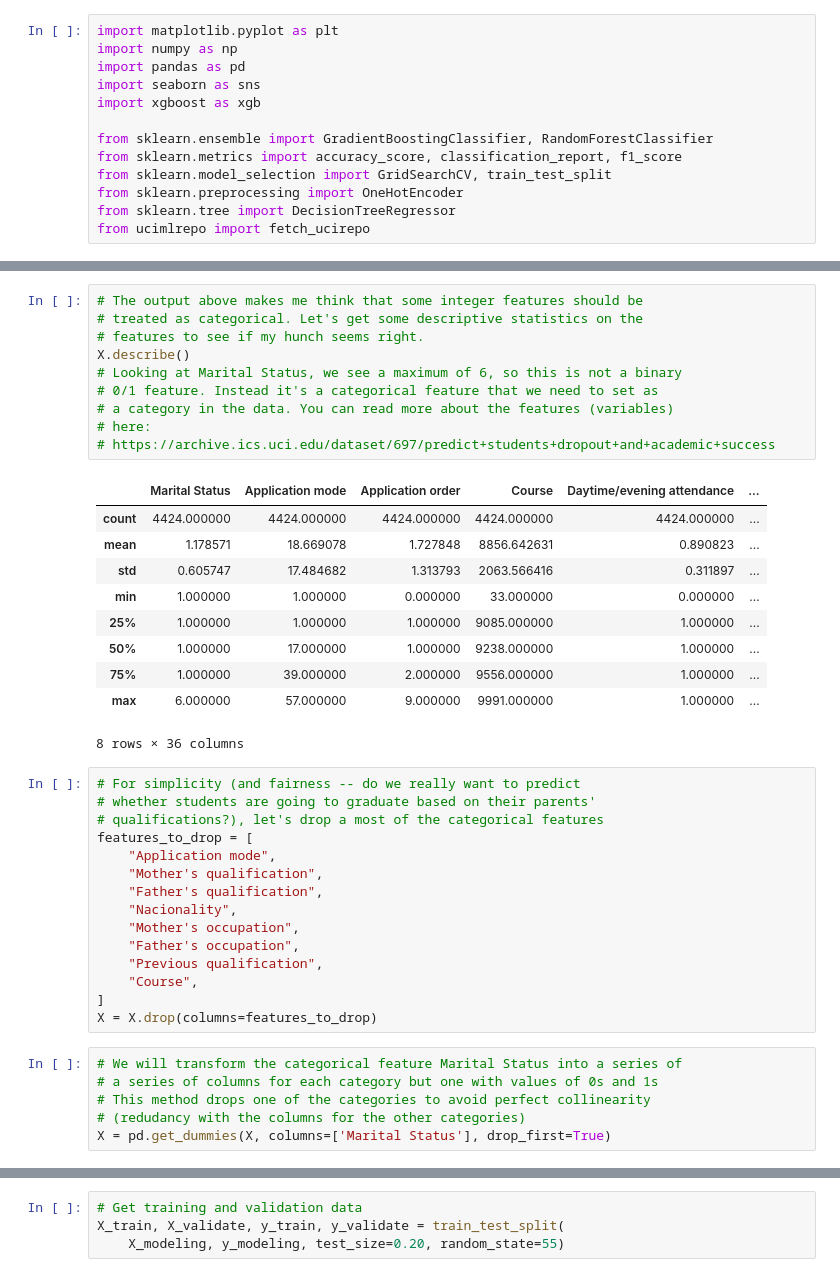
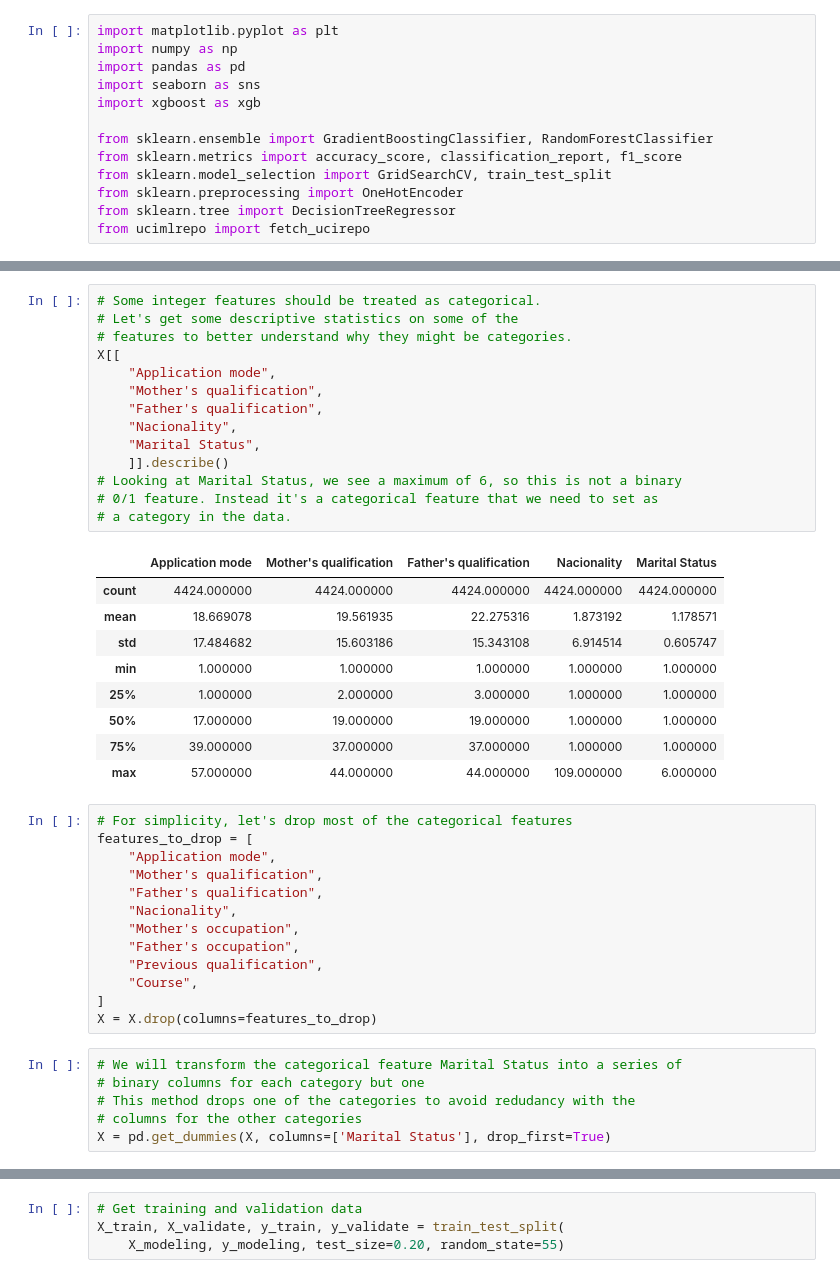
Before and after one commit to tarachiatovich/zero_to_ai_sdp_2025, a Jupyter notebook: zero_to_ai_predict_categories.ipynb, the cells around one changed output, grey strips where cells are left out. Saved outputs shown, nothing was run; the diff lists cells and outputs as text.

```diff
--- a/zero_to_ai_predict_categories.ipynb
+++ b/zero_to_ai_predict_categories.ipynb
@@ -50,30 +61,31 @@ print(predict_students_dropout_and_academic_success.variables)
 35             no
 36             no
 # %%
-# The output above makes me think that some integer features should be
-# treated as categorical. Let's get some descriptive statistics on the
-# features to see if my hunch seems right.
-X.describe()
+# Some integer features should be treated as categorical.
+# Let's get some descriptive statistics on some of the
+# features to better understand why they might be categories.
+X[[
+    "Application mode",
+    "Mother's qualification",
+    "Father's qualification",
+    "Nacionality",
+    "Marital Status",
+    ]].describe()
 # Looking at Marital Status, we see a maximum of 6, so this is not a binary
 # 0/1 feature. Instead it's a categorical feature that we need to set as
-# a category in the data. You can read more about the features (variables)
-# here:
-# https://archive.ics.uci.edu/dataset/697/predict+students+dropout+and+academic+success
+# a category in the data.
 # %% [output]
-|  | Marital Status | Application mode | Application order | Course | Daytime/evening attendance | ... |
-| count | 4424.000000 | 4424.000000 | 4424.000000 | 4424.000000 | 4424.000000 | ... |
-| mean | 1.178571 | 18.669078 | 1.727848 | 8856.642631 | 0.890823 | ... |
-| std | 0.605747 | 17.484682 | 1.313793 | 2063.566416 | 0.311897 | ... |
-| min | 1.000000 | 1.000000 | 0.000000 | 33.000000 | 0.000000 | ... |
-| 25% | 1.000000 | 1.000000 | 1.000000 | 9085.000000 | 1.000000 | ... |
-| 50% | 1.000000 | 17.000000 | 1.000000 | 9238.000000 | 1.000000 | ... |
-| 75% | 1.000000 | 39.000000 | 2.000000 | 9556.000000 | 1.000000 | ... |
-| max | 6.000000 | 57.000000 | 9.000000 | 9991.000000 | 1.000000 | ... |
+|  | Application mode | Mother's qualification | Father's qualification | Nacionality | Marital Status |
+| count | 4424.000000 | 4424.000000 | 4424.000000 | 4424.000000 | 4424.000000 |
+| mean | 18.669078 | 19.561935 | 22.275316 | 1.873192 | 1.178571 |
+| std | 17.484682 | 15.603186 | 15.343108 | 6.914514 | 0.605747 |
+| min | 1.000000 | 1.000000 | 1.000000 | 1.000000 | 1.000000 |
+| 25% | 1.000000 | 2.000000 | 3.000000 | 1.000000 | 1.000000 |
+| 50% | 17.000000 | 19.000000 | 19.000000 | 1.000000 | 1.000000 |
+| 75% | 39.000000 | 37.000000 | 37.000000 | 1.000000 | 1.000000 |
+| max | 57.000000 | 44.000000 | 44.000000 | 109.000000 | 6.000000 |
-8 rows × 36 columns
 # %%
-# For simplicity (and fairness -- do we really want to predict
-# whether students are going to graduate based on their parents'
-# qualifications?), let's drop a most of the categorical features
+# For simplicity, let's drop most of the categorical features
 features_to_drop = [
     "Application mode",
     "Mother's qualification",
@@ -87,8 +99,8 @@ features_to_drop = [
 X = X.drop(columns=features_to_drop)
 # %%
 # We will transform the categorical feature Marital Status into a series of
-# a series of columns for each category but one with values of 0s and 1s
-# This method drops one of the categories to avoid perfect collinearity
-# (redudancy with the columns for the other categories)
+# binary columns for each category but one
+# This method drops one of the categories to avoid redudancy with the
+# columns for the other categories
 X = pd.get_dummies(X, columns=['Marital Status'], drop_first=True)
 # %%
```
Also changed, not shown: parts of 25 cells of this notebook, 1 other file.
